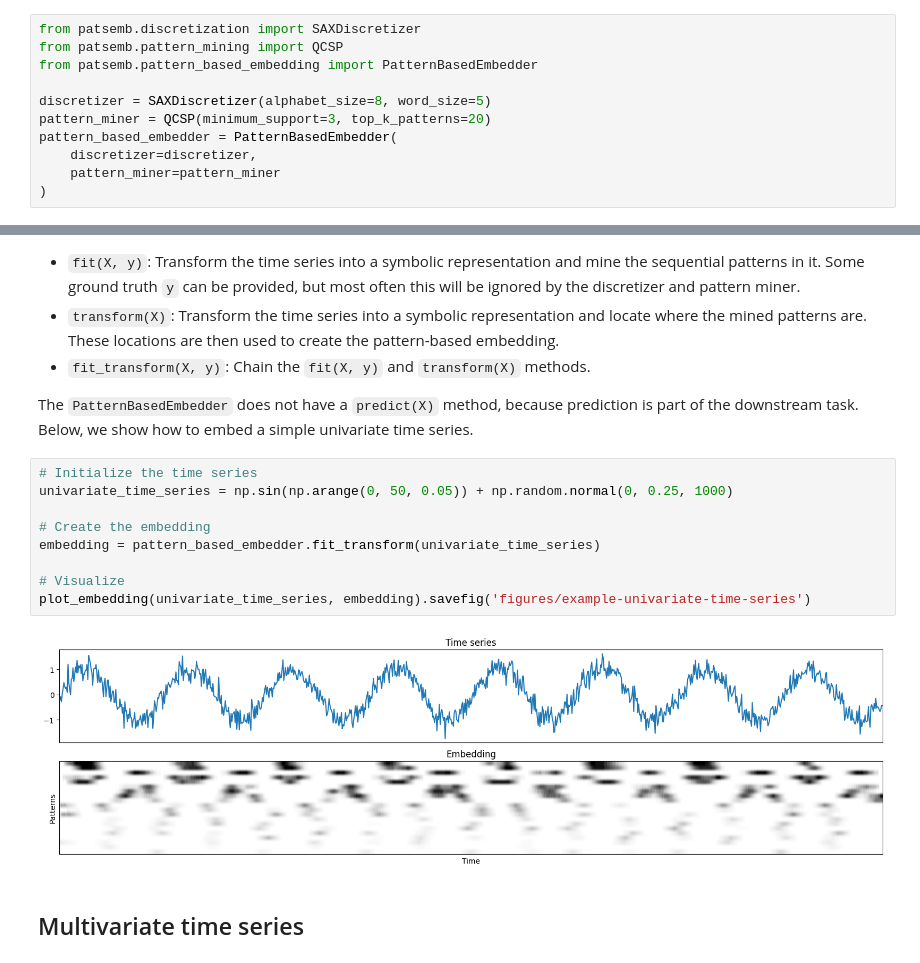
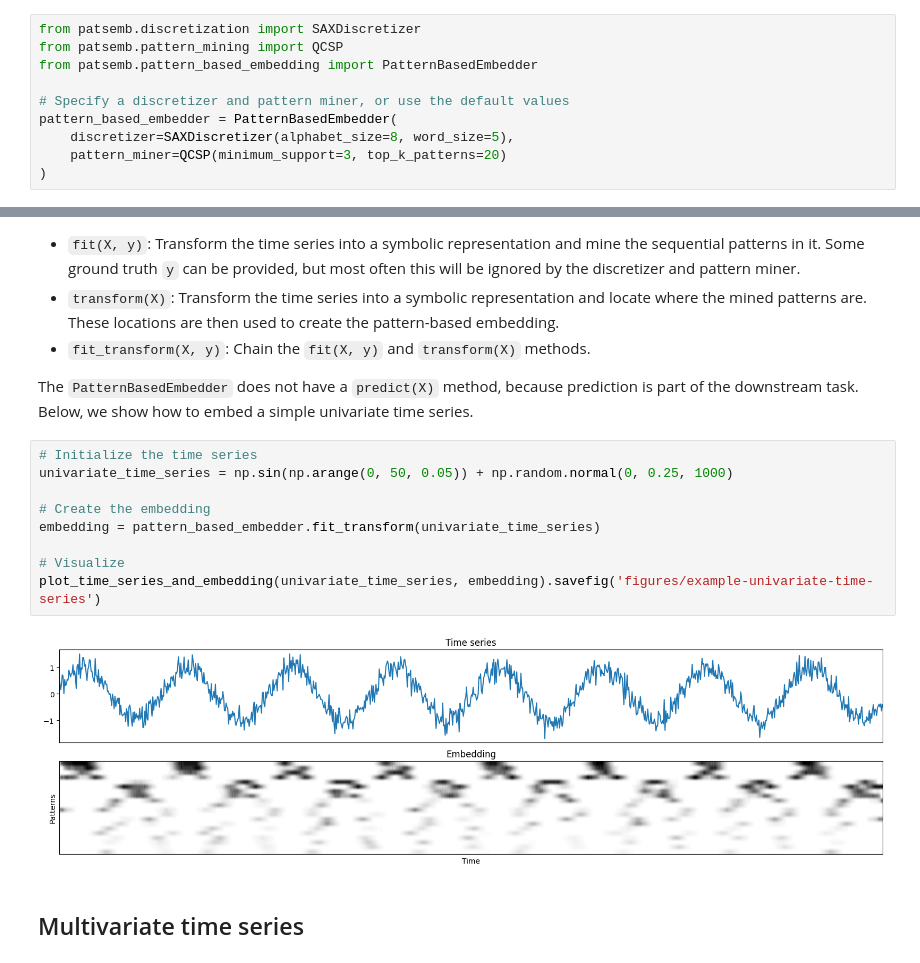
Before and after one commit to ML-KULeuven/PaTSEmb, a Jupyter notebook: notebooks/examples.ipynb, the cells around one changed output, grey strips where cells are left out. Saved outputs shown, nothing was run; the diff lists cells and outputs as text.

```diff
--- a/notebooks/examples.ipynb
+++ b/notebooks/examples.ipynb
@@ -17,11 +18,10 @@ from patsemb.discretization import SAXDiscretizer
 from patsemb.pattern_mining import QCSP
 from patsemb.pattern_based_embedding import PatternBasedEmbedder
 
-discretizer = SAXDiscretizer(alphabet_size=8, word_size=5)
-pattern_miner = QCSP(minimum_support=3, top_k_patterns=20)
+# Specify a discretizer and pattern miner, or use the default values
 pattern_based_embedder = PatternBasedEmbedder(
-    discretizer=discretizer,
-    pattern_miner=pattern_miner
+    discretizer=SAXDiscretizer(alphabet_size=8, word_size=5),
+    pattern_miner=QCSP(minimum_support=3, top_k_patterns=20)
 )
 # %% [markdown]
 ## Univariate time series
@@ -36,14 +36,14 @@ The `PatternBasedEmbedder` does not have a ``predict(X)`` method, because predic
 # %%
 # Initialize the time series
 univariate_time_series = np.sin(np.arange(0, 50, 0.05)) + np.random.normal(0, 0.25, 1000)
 
 # Create the embedding
 embedding = pattern_based_embedder.fit_transform(univariate_time_series)
 
 # Visualize
-plot_embedding(univariate_time_series, embedding).savefig('figures/example-univariate-time-series')
+plot_time_series_and_embedding(univariate_time_series, embedding).savefig('figures/example-univariate-time-series')
 # %% [output]
-[figure, old version]
+[figure, new version]
 # %% [markdown]
 ## Multivariate time series
 # %% [markdown]
```
Also changed, not shown: parts of 7 cells of this notebook, 27 other files.
